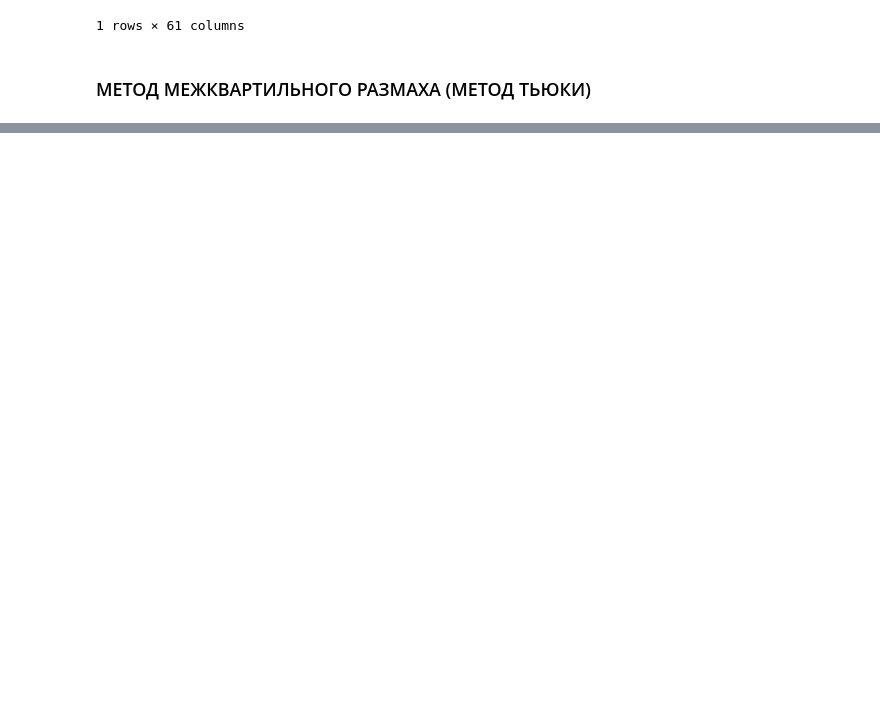
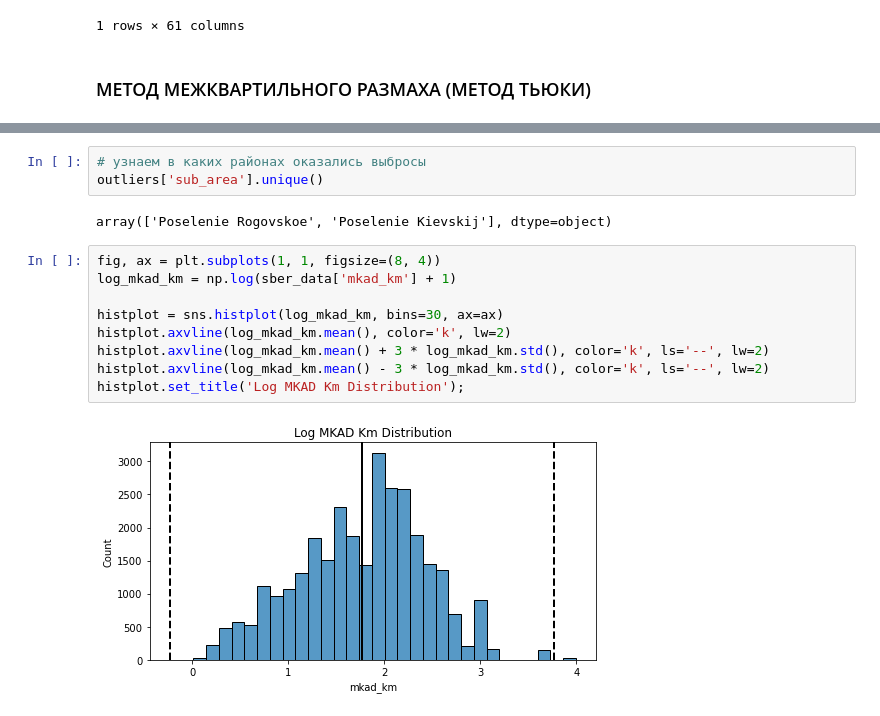
Before and after one commit to AndreiDS63/sf_data_science, a Jupyter notebook: practice/Python-14 Cleaning/sber.ipynb, the cells around one changed output, grey strips where cells are left out. Drawn from its saved outputs; the diff is of its cells as text; blank space fills up the shorter version.

```diff
--- a/practice/Python-14 Cleaning/sber.ipynb
+++ b/practice/Python-14 Cleaning/sber.ipynb
@@ -398,0 +505,16 @@ boxplot = sns.boxplot(
+# %%
+# узнаем в каких районах оказались выбросы
+outliers['sub_area'].unique()
+# %% [output]
+array(['Poselenie Rogovskoe', 'Poselenie Kievskij'], dtype=object)
+# %%
+fig, ax = plt.subplots(1, 1, figsize=(8, 4))
+log_mkad_km = np.log(sber_data['mkad_km'] + 1)
+
+histplot = sns.histplot(log_mkad_km, bins=30, ax=ax)
+histplot.axvline(log_mkad_km.mean(), color='k', lw=2)
+histplot.axvline(log_mkad_km.mean() + 3 * log_mkad_km.std(), color='k', ls='--', lw=2)
+histplot.axvline(log_mkad_km.mean() - 3 * log_mkad_km.std(), color='k', ls='--', lw=2)
+histplot.set_title('Log MKAD Km Distribution');
+# %% [output]
+[figure, added]
```
Also changed, not shown: parts of 24 cells of this notebook.
